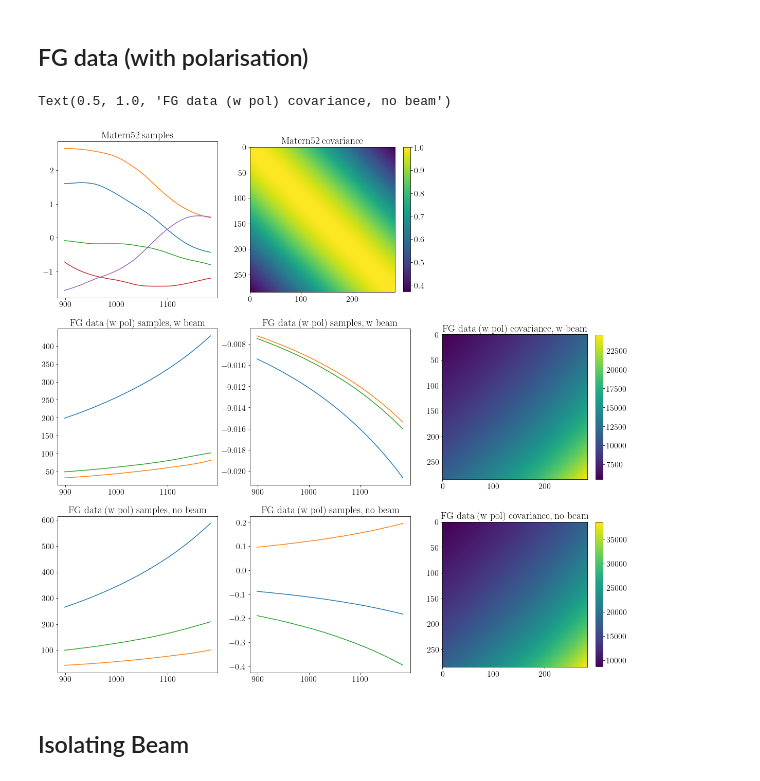
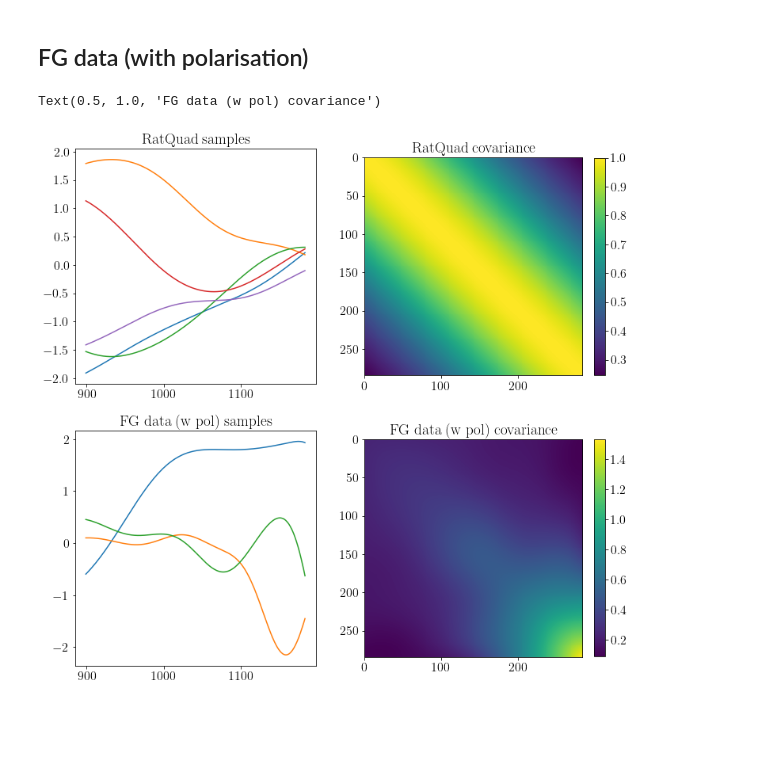
Before and after one commit to paulassoares/gpr4im, a Jupyter notebook: Jupyter Notebooks/LoS_Covariance.ipynb, the cells around one changed output. Saved outputs shown, nothing was run; the diff lists cells and outputs as text; code cells hidden in the pictures; blank space fills up the shorter version.

```diff
--- a/Jupyter Notebooks/LoS_Covariance.ipynb
+++ b/Jupyter Notebooks/LoS_Covariance.ipynb
@@ -62,8 +59,7 @@ C_FGwpol_nb = np.cov(load.LoSpixels(FG_wpol_data_nb)[::-1])
 # %% [markdown]
 ## HI Data
 # %%
-X = HI_data_vis.freqs/1e6 # frequency range in MHz
 kernel_name='Exponential'
 # get Z (samples from multivariate distribution with mean zero and covariance C) and C (covariance):
-Z, C = cov.get_kernel_samples(kernel_name, X, 20, l=2)
+Z, C = cov.get_kernel_samples(kernel_name, freqs, 20, l=2)
 # %%
@@ -112,0 +91,3 @@ Text(0.5, 1.0, 'HI data covariance, no beam')
+# %%
+kernel_name='Exponential'
+Z, C = cov.get_kernel_samples(kernel_name, freqs, 20, l=0.1)
@@ -119 +120,6 @@ Z, C = cov.get_kernel_samples(kernel_name, X, 20)
+# %%
+kernel_name_poly='Poly'
+Z_poly, C_poly = cov.get_kernel_samples(kernel_name_poly, freqs, 20)
+kernel_name_rbf='RBF'
+Z_rbf, C_rbf = cov.get_kernel_samples(kernel_name_rbf, freqs, 20, l=500)
 # %%
@@ -163,52 +160,31 @@ Text(0.5, 1.0, 'FG data (no pol) covariance, no beam')
 # %% [markdown]
 ## FG data (with polarisation)
 # %%
-kernel_name='Matern52'
+kernel_name='RatQuad'
 # get Z (samples from multivariate distribution with mean zero and covariance C) and C (covariance):
-Z, C = cov.get_kernel_samples(kernel_name, X, 20, l=220)
+Z, C = cov.get_kernel_samples(kernel_name, freqs, 20, l=200)
 # %%
-fig = plt.figure(figsize=(19,19))
-plt.subplot(331)
+fig = plt.figure(figsize=(12,12))
+
+plt.subplot(221)
 for i in range(5):
-    plt.plot(X[:],Z[i,:])
+    plt.plot(freqs,Z[i,:])
 plt.title('{} samples'.format(kernel_name))
 
-plt.subplot(332)
+plt.subplot(222)
 pos = plt.imshow(C, interpolation='nearest')
 fig.colorbar(pos, fraction=0.045)
 plt.title('{} covariance'.format(kernel_name))
 
-plt.subplot(334)
+plt.subplot(223)
 for i in (11, 100, 200):
-    plt.plot(X, np.real(load.LoSpixels(FG_wpol_data)[:,i][::-1]))
-plt.title('FG data (w pol) samples, w beam')
+    plt.plot(freqs, load.LoSpixels(FGpol_data_smoothed)[:,i][::-1])
+plt.title('FG data (w pol) samples')
 
-plt.subplot(335)
-for i in (11,110,210):
-    plt.plot(X, np.real(FG_wpol_data_vis.data[:,i][::-1]))
-plt.title('FG data (w pol) samples, w beam')
-
-plt.subplot(336)
-pos = plt.imshow(np.real(C_FGwpol), interpolation='nearest')
+plt.subplot(224)
+pos = plt.imshow(np.real(C_FGpol), interpolation='nearest')
 fig.colorbar(pos, fraction=0.045)
-plt.title('FG data (w pol) covariance, w beam')
-
-plt.subplot(337)
-for i in (11, 100, 200):
-    plt.plot(X, np.real(load.LoSpixels(FG_wpol_data_nb)[:,i][::-1]))
-plt.title('FG data (w pol) samples, no beam')
-
-plt.subplot(338)
-for i in (11,110,210):
-    plt.plot(X, np.real(FG_wpol_data_nb_vis.data[:,i][::-1]))
-plt.title('FG data (w pol) samples, no beam')
-
-plt.subplot(339)
-pos = plt.imshow(np.real(C_FGwpol_nb), interpolation='nearest')
-fig.colorbar(pos, fraction=0.045)
-plt.title('FG data (w pol) covariance, no beam')
+plt.title('FG data (w pol) covariance')
 # %% [output]
-Text(0.5, 1.0, 'FG data (w pol) covariance, no beam')
+Text(0.5, 1.0, 'FG data (w pol) covariance')
-[figure, old version]
+[figure, new version]
-# %% [markdown]
-## Isolating Beam
```
Also changed, not shown: parts of 24 cells of this notebook, 4 other files.
